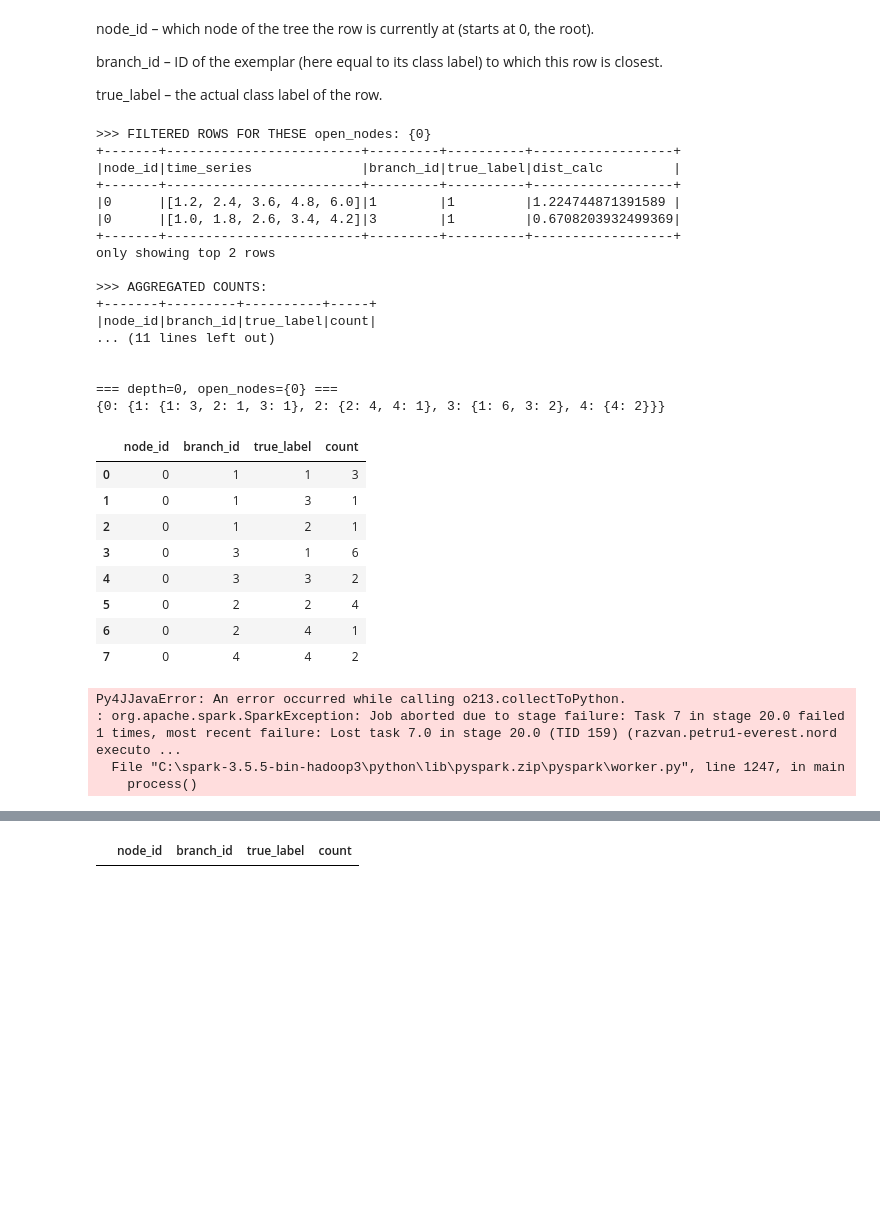
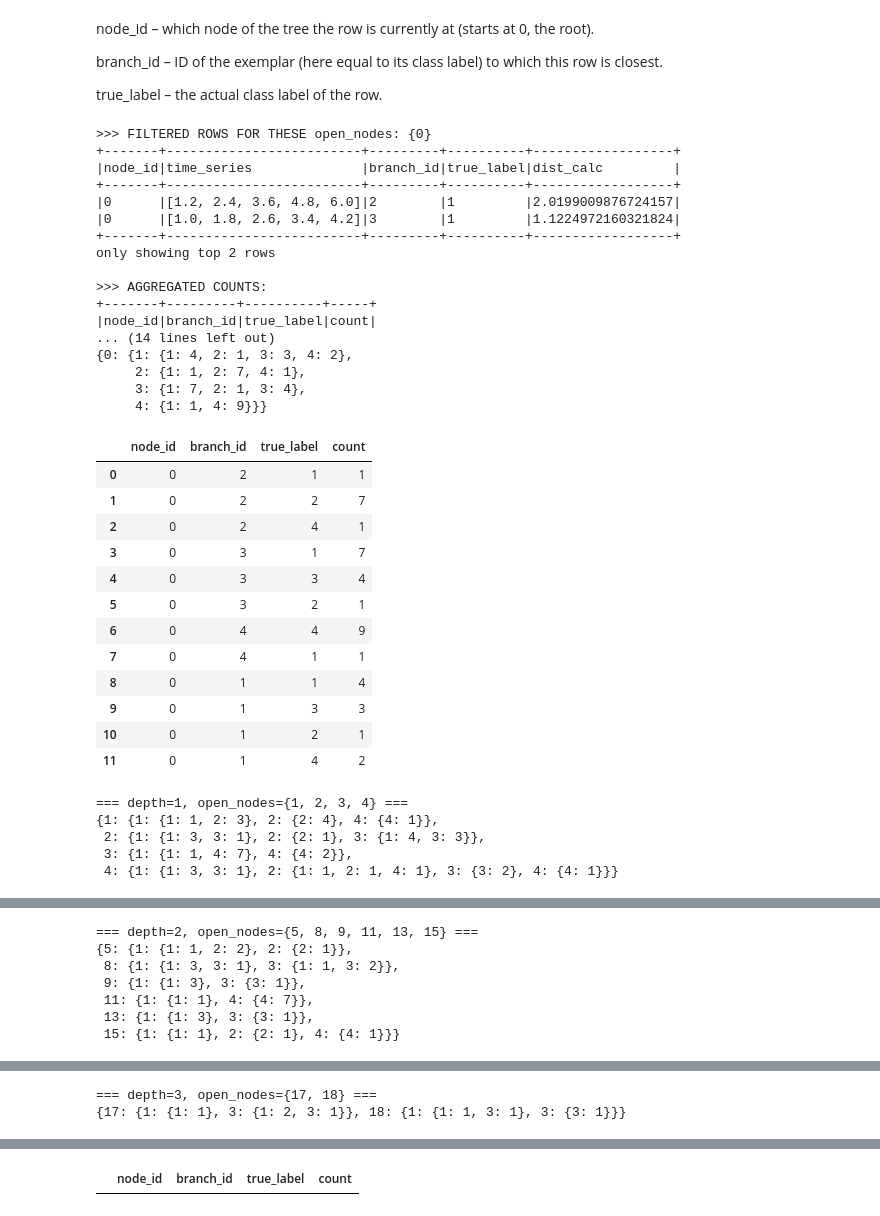
Before and after one commit to KRudd-E/BigData, a Jupyter notebook: code/src/Global_petru.ipynb, the cells around one changed output, grey strips where cells are left out. Drawn from its saved outputs; the diff is of its cells as text; code cells hidden in the pictures; blank space fills up the shorter version.

Commit message:
Add proximity‑tree: pick class representatives, group series by nearest match, recursively split mixed groups, and ensemble trees by majority vote

```diff
--- a/code/src/Global_petru.ipynb
+++ b/code/src/Global_petru.ipynb
@@ -10,6 +10,7 @@ spark = (
 tsdata = [
     {'label': 1, 'time_series': [1.2, 2.4, 3.6, 4.8, 6.0]},
     {'label': 1, 'time_series': [1.0, 1.8, 2.6, 3.4, 4.2]},
+    {'label': 1, 'time_series': [0.9, 1.8, 2.7, 3.6, 4.5]},
     {'label': 1, 'time_series': [1.5, 2.1, 2.7, 3.3, 3.9]},
     {'label': 1, 'time_series': [0.8, 1.7, 2.5, 3.2, 4.0]},
     {'label': 2, 'time_series': [2.1, 3.3, 4.5, 5.7, 6.9]},
@@ -28,7 +29,26 @@ tsdata = [
     {'label': 4, 'time_series': [6.0, 7.0, 8.0, 9.0, 10.0]},
     {'label': 1, 'time_series': [1.3, 2.3, 3.3, 4.3, 5.3]},
     {'label': 1, 'time_series': [0.9, 1.4, 1.9, 2.4, 2.9]},
-
+    {'label': 1, 'time_series': [1.4, 2.0, 2.6, 3.2, 3.8]},
+    {'label': 2, 'time_series': [2.2, 3.1, 4.0, 4.9, 5.8]},
+    {'label': 2, 'time_series': [2.6, 3.2, 3.8, 4.4, 5.0]},
+    {'label': 3, 'time_series': [1.2, 2.0, 2.8, 3.6, 4.4]},
+    {'label': 3, 'time_series': [0.6, 1.3, 2.0, 2.7, 3.4]},
+    {'label': 4, 'time_series': [9.3, 7.5, 6.7, 6.9, 7.1]},
+    {'label': 4, 'time_series': [7.0, 7.48, 8.6, 9.4, 10.2]},
+    {'label': 4, 'time_series': [6.5, 7.06, 7.5, 8.0, 8.5]},
+    {'label': 1, 'time_series': [0.5, 1.0, 41.5, 2.0, 2.5]},
+    {'label': 2, 'time_series': [0.6, 1.4, 16.3, 2.1, 2.5]},
+    {'label': 3, 'time_series': [0.3, 1.7, 1.46, 2.2, 2.6]},
+    {'label': 4, 'time_series': [0.2, 1.9, 1.6, 62.3, 2.7]},
+    {'label': 4, 'time_series': [6.3, 6.5, 6.7, 61.9, 7.1]},
+    {'label': 4, 'time_series': [7.0, 7.8, 8.6, 9.04, 10.2]},
+    {'label': 4, 'time_series': [6.5, 7.0, 7.5, 0.80, 8.5]},
+    {'label': 1, 'time_series': [0.5, 1.0, 1.5, 2.0, 2.5]},
+    {'label': 2, 'time_series': [0.6, 1.4, 1.3, 2.1, 2.5]},
+    {'label': 3, 'time_series': [0.3, 1.7, 1.6, 2.2, 2.6]},
+    {'label': 4, 'time_series': [0.2, 1.9, 1.6, 2.3, 2.7]},
+    {'label': 4, 'time_series': [0.9, 1.7, 1.2, 2.4, 2.8]}
 ]
 
 df = spark.createDataFrame(tsdata)
@@ -405,7 +425,7 @@ tree = {
     )
 }
 open_nodes = {0}
-max_depth  = 10
+max_depth  = 5
 min_samples =5
 
 
@@ -436,6 +456,8 @@ for depth in range(max_depth):
             d = dtw.distance(vec, ex_vec)
             if d < best_dist:
                 best_branch, best_dist = ex_lbl, d
+        if best_branch is None:
+            raise RuntimeError(f"No exemplar for node {nid}")
         return (nid, vec, best_branch, true_lbl, best_dist)
 
 
@@ -471,49 +493,56 @@ for depth in range(max_depth):
             hist[nid],      # branches for this node
             tree,
             depth,
             max_depth,
             min_samples
         )
         next_open |= children              # union of new internal nodes
 
     # ──────────── 4) PUSH rows down to child node_ids ────────────
 
     assign_df = (
         push_rows_down(tagged, tree, open_nodes, next_open, tagged_schema)
         .select("node_id","time_series","true_label")
         .cache()
     )
 
 
     open_nodes = next_open                # next layer
+
+    assign_df = assign_df.where(F.col("node_id").isin(next_open)).cache()
 # %% [output]
 >>> FILTERED ROWS FOR THESE open_nodes: {0}
 +-------+-------------------------+---------+----------+------------------+
 |node_id|time_series              |branch_id|true_label|dist_calc         |
 +-------+-------------------------+---------+----------+------------------+
-|0      |[1.2, 2.4, 3.6, 4.8, 6.0]|1        |1         |1.224744871391589 |
-|0      |[1.0, 1.8, 2.6, 3.4, 4.2]|3        |1         |0.6708203932499369|
+|0      |[1.2, 2.4, 3.6, 4.8, 6.0]|2        |1         |2.0199009876724157|
+|0      |[1.0, 1.8, 2.6, 3.4, 4.2]|3        |1         |1.1224972160321824|
 +-------+-------------------------+---------+----------+------------------+
 only showing top 2 rows
 
 >>> AGGREGATED COUNTS:
 +-------+---------+----------+-----+
 |node_id|branch_id|true_label|count|
-... (11 lines left out)
-
-
-=== depth=0, open_nodes={0} ===
-{0: {1: {1: 3, 2: 1, 3: 1}, 2: {2: 4, 4: 1}, 3: {1: 6, 3: 2}, 4: {4: 2}}}
+... (14 lines left out)
+{0: {1: {1: 4, 2: 1, 3: 3, 4: 2},
+     2: {1: 1, 2: 7, 4: 1},
+     3: {1: 7, 2: 1, 3: 4},
+     4: {1: 1, 4: 9}}}
 |  | node_id | branch_id | true_label | count |
-| 0 | 0 | 1 | 1 | 3 |
-| 1 | 0 | 1 | 3 | 1 |
-| 2 | 0 | 1 | 2 | 1 |
-| 3 | 0 | 3 | 1 | 6 |
-| 4 | 0 | 3 | 3 | 2 |
-| 5 | 0 | 2 | 2 | 4 |
-| 6 | 0 | 2 | 4 | 1 |
-| 7 | 0 | 4 | 4 | 2 |
+| 0 | 0 | 2 | 1 | 1 |
+| 1 | 0 | 2 | 2 | 7 |
+| 2 | 0 | 2 | 4 | 1 |
+| 3 | 0 | 3 | 1 | 7 |
+| 4 | 0 | 3 | 3 | 4 |
+| 5 | 0 | 3 | 2 | 1 |
+| 6 | 0 | 4 | 4 | 9 |
+| 7 | 0 | 4 | 1 | 1 |
+| 8 | 0 | 1 | 1 | 4 |
+| 9 | 0 | 1 | 3 | 3 |
+| 10 | 0 | 1 | 2 | 1 |
+| 11 | 0 | 1 | 4 | 2 |
-Py4JJavaError: An error occurred while calling o213.collectToPython.
-: org.apache.spark.SparkException: Job aborted due to stage failure: Task 7 in stage 20.0 failed 1 times, most recent failure: Lost task 7.0 in stage 20.0 (TID 159) (razvan.petru1-everest.nord executo ...
-  File "C:\spark-3.5.5-bin-hadoop3\python\lib\pyspark.zip\pyspark\worker.py", line 1247, in main
-    process()
+=== depth=1, open_nodes={1, 2, 3, 4} ===
+{1: {1: {1: 1, 2: 3}, 2: {2: 4}, 4: {4: 1}},
+ 2: {1: {1: 3, 3: 1}, 2: {2: 1}, 3: {1: 4, 3: 3}},
+ 3: {1: {1: 1, 4: 7}, 4: {4: 2}},
+ 4: {1: {1: 3, 3: 1}, 2: {1: 1, 2: 1, 4: 1}, 3: {3: 2}, 4: {4: 1}}}
@@ -519,0 +566,7 @@ Py4JJavaError: An error occurred while calling o213.collectToPython.
+=== depth=2, open_nodes={5, 8, 9, 11, 13, 15} ===
+{5: {1: {1: 1, 2: 2}, 2: {2: 1}},
+ 8: {1: {1: 3, 3: 1}, 3: {1: 1, 3: 2}},
+ 9: {1: {1: 3}, 3: {3: 1}},
+ 11: {1: {1: 1}, 4: {4: 7}},
+ 13: {1: {1: 3}, 3: {3: 1}},
+ 15: {1: {1: 1}, 2: {2: 1}, 4: {4: 1}}}
@@ -519,0 +590,2 @@ Py4JJavaError: An error occurred while calling o213.collectToPython.
+=== depth=3, open_nodes={17, 18} ===
+{17: {1: {1: 1}, 3: {1: 2, 3: 1}}, 18: {1: {1: 1, 3: 1}, 3: {3: 1}}}
```
Also changed, not shown: parts of 14 cells of this notebook.
